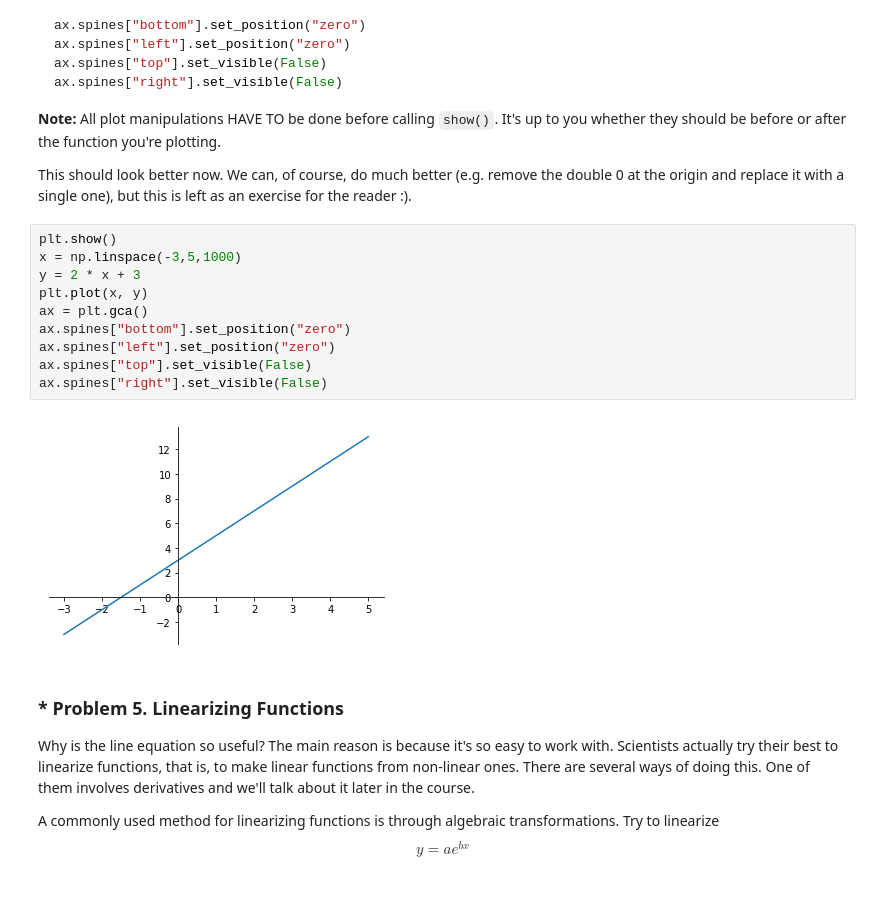
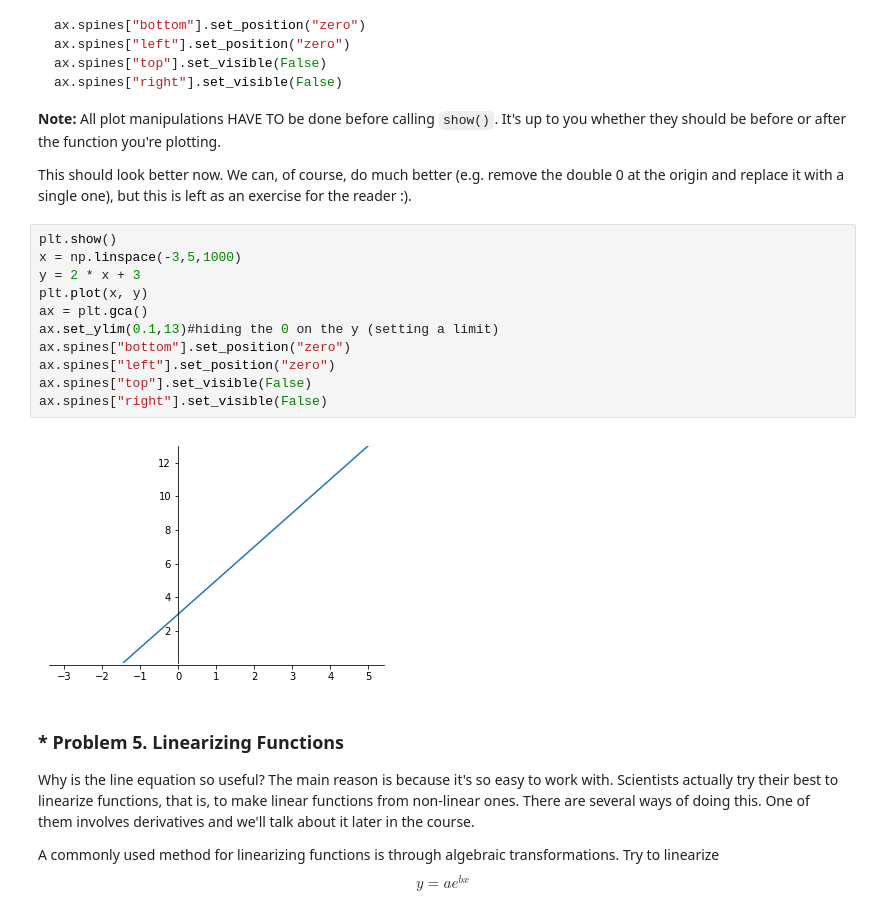
Before and after one commit to KostadinovK/Math-Concepts-For-Developers, a Jupyter notebook: 02-High-School-Maths-Exercises/High-School Maths Exercise.ipynb, the cells around one changed output. Drawn from its saved outputs; the diff is of its cells as text.

```diff
--- a/02-High-School-Maths-Exercises/High-School Maths Exercise.ipynb
+++ b/02-High-School-Maths-Exercises/High-School Maths Exercise.ipynb
@@ -418,15 +418,16 @@ This should look better now. We can, of course, do much better (e.g. remove the
 # %%
 plt.show()
 x = np.linspace(-3,5,1000)
 y = 2 * x + 3
 plt.plot(x, y)
 ax = plt.gca()
+ax.set_ylim(0.1,13)#hiding the 0 on the y (setting a limit)
 ax.spines["bottom"].set_position("zero")
 ax.spines["left"].set_position("zero")
 ax.spines["top"].set_visible(False)
 ax.spines["right"].set_visible(False)
 # %% [output]
-[figure, old version]
+[figure, new version]
 # %% [markdown]
 ### * Problem 5. Linearizing Functions
 Why is the line equation so useful? The main reason is because it's so easy to work with. Scientists actually try their best to linearize functions, that is, to make linear functions from non-linear ones. There are several ways of doing this. One of them involves derivatives and we'll talk about it later in the course.
```
Also changed, not shown: parts of 13 cells of this notebook.
